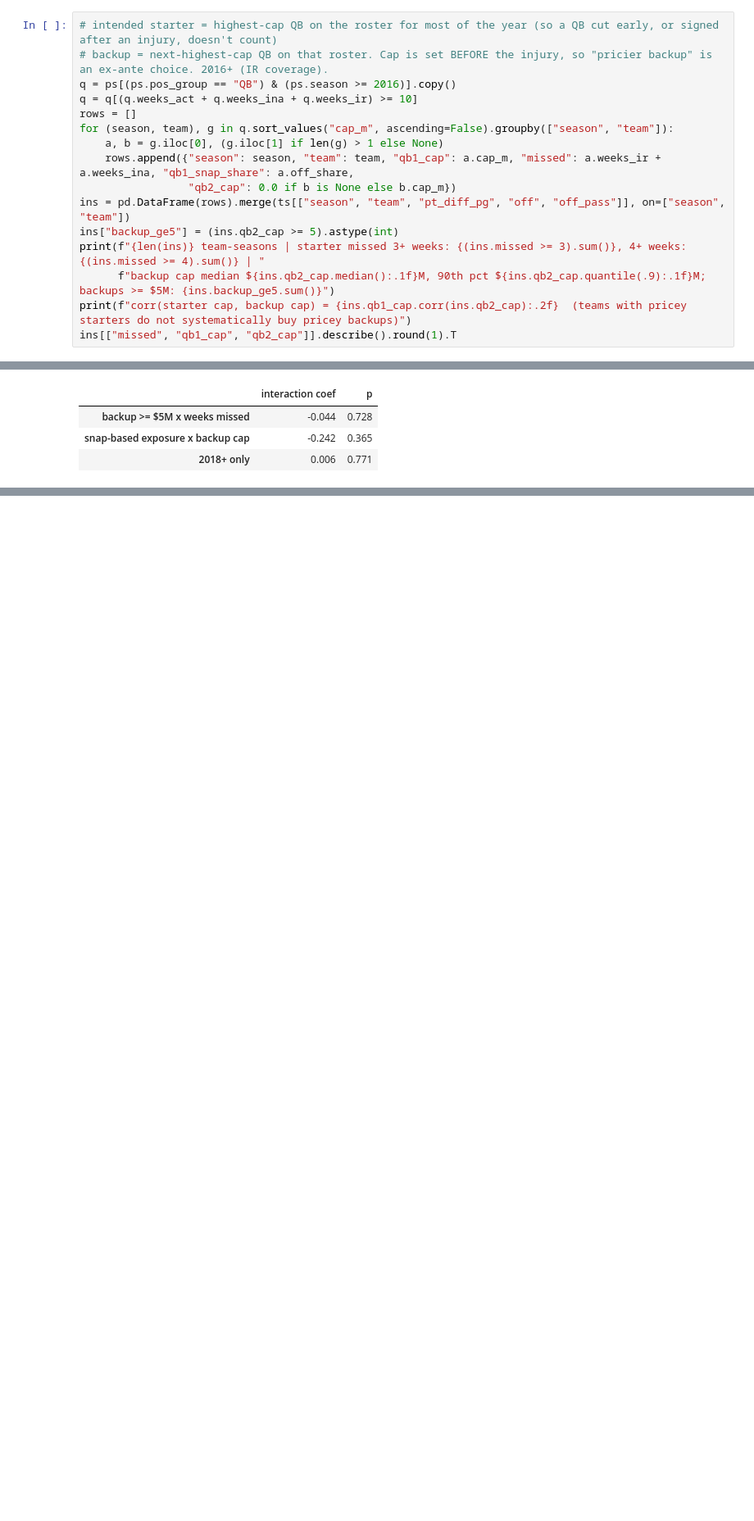
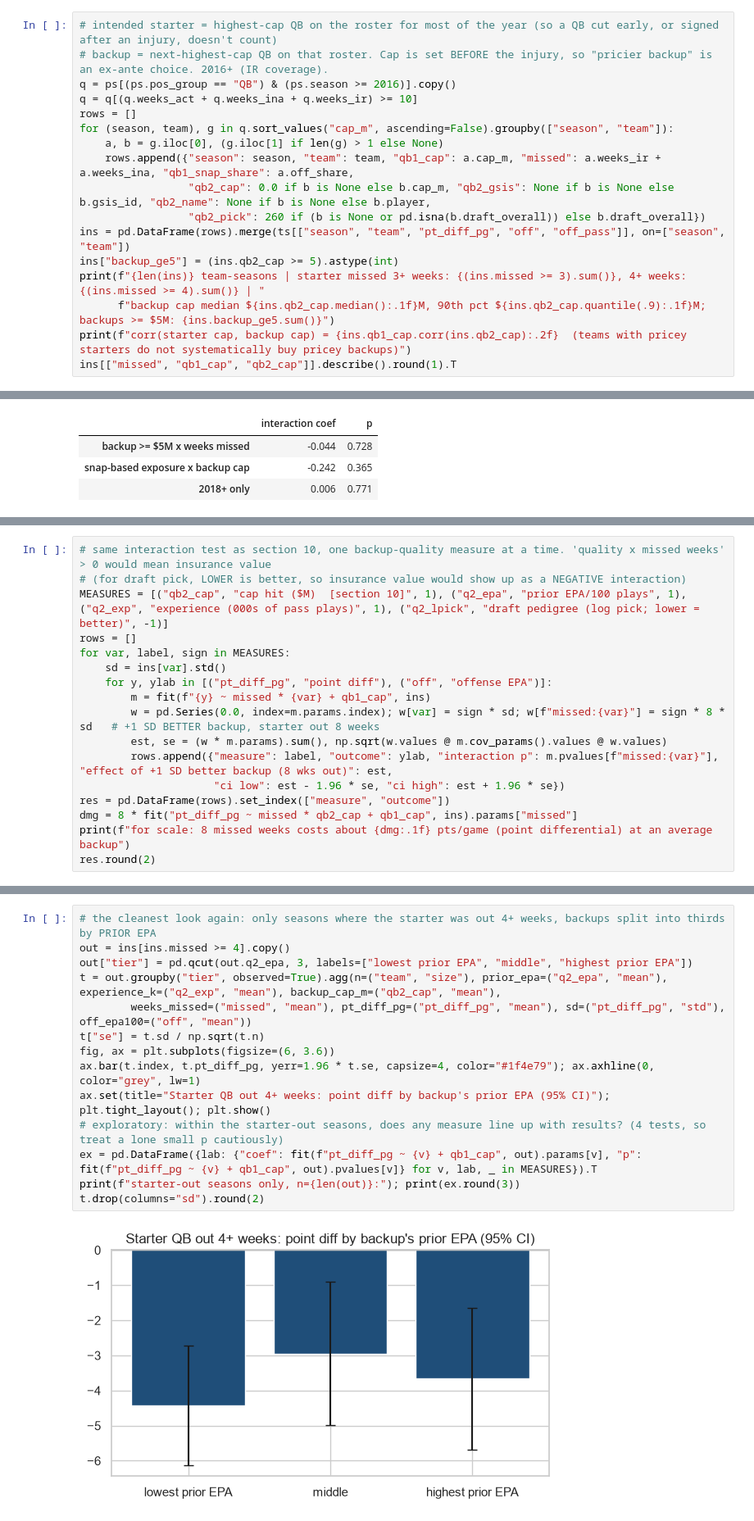
Before and after one commit to noahfighter883/nfl-position-value, a Jupyter notebook: analysis.ipynb, the cells around one changed output, grey strips where cells are left out. Shown at 82% size. Saved outputs shown, nothing was run; the diff lists cells and outputs as text; blank space fills up the shorter version.

Commit message:
Measure backup QB quality directly (prior EPA, experience, draft pedigree); update dashboard copy
Co-Authored-By: Claude Sonnet 5.5 <noreply@anthropic.com>

```diff
--- a/analysis.ipynb
+++ b/analysis.ipynb
@@ -657,7 +657,8 @@ rows = []
 for (season, team), g in q.sort_values("cap_m", ascending=False).groupby(["season", "team"]):
     a, b = g.iloc[0], (g.iloc[1] if len(g) > 1 else None)
     rows.append({"season": season, "team": team, "qb1_cap": a.cap_m, "missed": a.weeks_ir + a.weeks_ina, "qb1_snap_share": a.off_share,
-                 "qb2_cap": 0.0 if b is None else b.cap_m})
+                 "qb2_cap": 0.0 if b is None else b.cap_m, "qb2_gsis": None if b is None else b.gsis_id, "qb2_name": None if b is None else b.player,
+                 "qb2_pick": 260 if (b is None or pd.isna(b.draft_overall)) else b.draft_overall})
 ins = pd.DataFrame(rows).merge(ts[["season", "team", "pt_diff_pg", "off", "off_pass"]], on=["season", "team"])
 ins["backup_ge5"] = (ins.qb2_cap >= 5).astype(int)
 print(f"{len(ins)} team-seasons | starter missed 3+ weeks: {(ins.missed >= 3).sum()}, 4+ weeks: {(ins.missed >= 4).sum()} | "
@@ -736,0 +790,17 @@ pd.DataFrame({"interaction coef": [a.params["missed:backup_ge5"], b.params["away
+# %%
+# same interaction test as section 10, one backup-quality measure at a time. 'quality x missed weeks' > 0 would mean insurance value
+# (for draft pick, LOWER is better, so insurance value would show up as a NEGATIVE interaction)
+MEASURES = [("qb2_cap", "cap hit ($M)  [section 10]", 1), ("q2_epa", "prior EPA/100 plays", 1), ("q2_exp", "experience (000s of pass plays)", 1), ("q2_lpick", "draft pedigree (log pick; lower = better)", -1)]
+rows = []
+for var, label, sign in MEASURES:
+    sd = ins[var].std()
+    for y, ylab in [("pt_diff_pg", "point diff"), ("off", "offense EPA")]:
+        m = fit(f"{y} ~ missed * {var} + qb1_cap", ins)
+        w = pd.Series(0.0, index=m.params.index); w[var] = sign * sd; w[f"missed:{var}"] = sign * 8 * sd   # +1 SD BETTER backup, starter out 8 weeks
+        est, se = (w * m.params).sum(), np.sqrt(w.values @ m.cov_params().values @ w.values)
+        rows.append({"measure": label, "outcome": ylab, "interaction p": m.pvalues[f"missed:{var}"], "effect of +1 SD better backup (8 wks out)": est,
+                     "ci low": est - 1.96 * se, "ci high": est + 1.96 * se})
+res = pd.DataFrame(rows).set_index(["measure", "outcome"])
+dmg = 8 * fit("pt_diff_pg ~ missed * qb2_cap + qb1_cap", ins).params["missed"]
+print(f"for scale: 8 missed weeks costs about {dmg:.1f} pts/game (point differential) at an average backup")
+res.round(2)
@@ -736,0 +819,16 @@ pd.DataFrame({"interaction coef": [a.params["missed:backup_ge5"], b.params["away
+# %%
+# the cleanest look again: only seasons where the starter was out 4+ weeks, backups split into thirds by PRIOR EPA
+out = ins[ins.missed >= 4].copy()
+out["tier"] = pd.qcut(out.q2_epa, 3, labels=["lowest prior EPA", "middle", "highest prior EPA"])
+t = out.groupby("tier", observed=True).agg(n=("team", "size"), prior_epa=("q2_epa", "mean"), experience_k=("q2_exp", "mean"), backup_cap_m=("qb2_cap", "mean"),
+        weeks_missed=("missed", "mean"), pt_diff_pg=("pt_diff_pg", "mean"), sd=("pt_diff_pg", "std"), off_epa100=("off", "mean"))
+t["se"] = t.sd / np.sqrt(t.n)
+fig, ax = plt.subplots(figsize=(6, 3.6))
+ax.bar(t.index, t.pt_diff_pg, yerr=1.96 * t.se, capsize=4, color="#1f4e79"); ax.axhline(0, color="grey", lw=1)
+ax.set(title="Starter QB out 4+ weeks: point diff by backup's prior EPA (95% CI)"); plt.tight_layout(); plt.show()
+# exploratory: within the starter-out seasons, does any measure line up with results? (4 tests, so treat a lone small p cautiously)
+ex = pd.DataFrame({lab: {"coef": fit(f"pt_diff_pg ~ {v} + qb1_cap", out).params[v], "p": fit(f"pt_diff_pg ~ {v} + qb1_cap", out).pvalues[v]} for v, lab, _ in MEASURES}).T
+print(f"starter-out seasons only, n={len(out)}:"); print(ex.round(3))
+t.drop(columns="sd").round(2)
+# %% [output]
+[figure, added]
```
Also changed, not shown: parts of 6 cells of this notebook, 4 other files.
